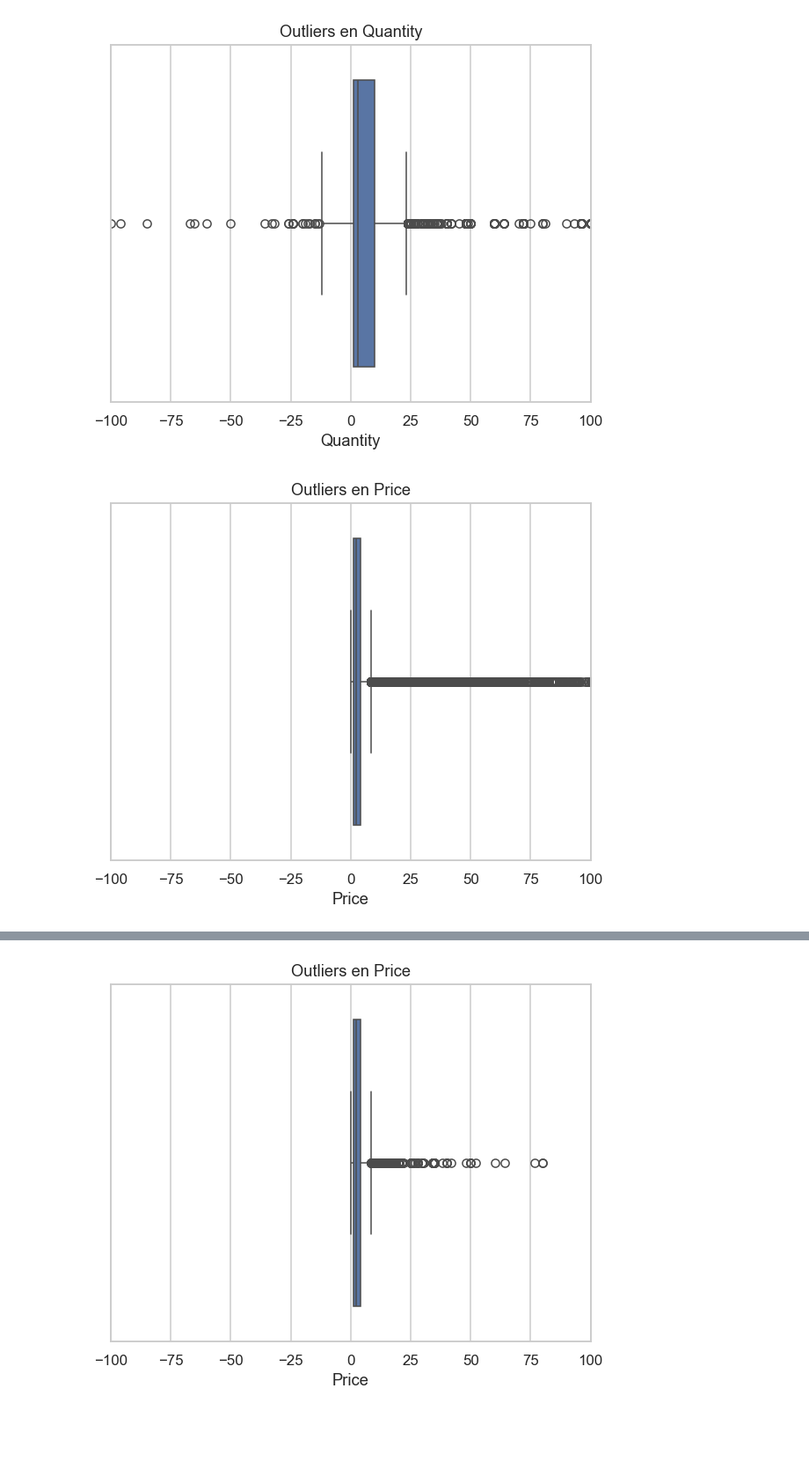
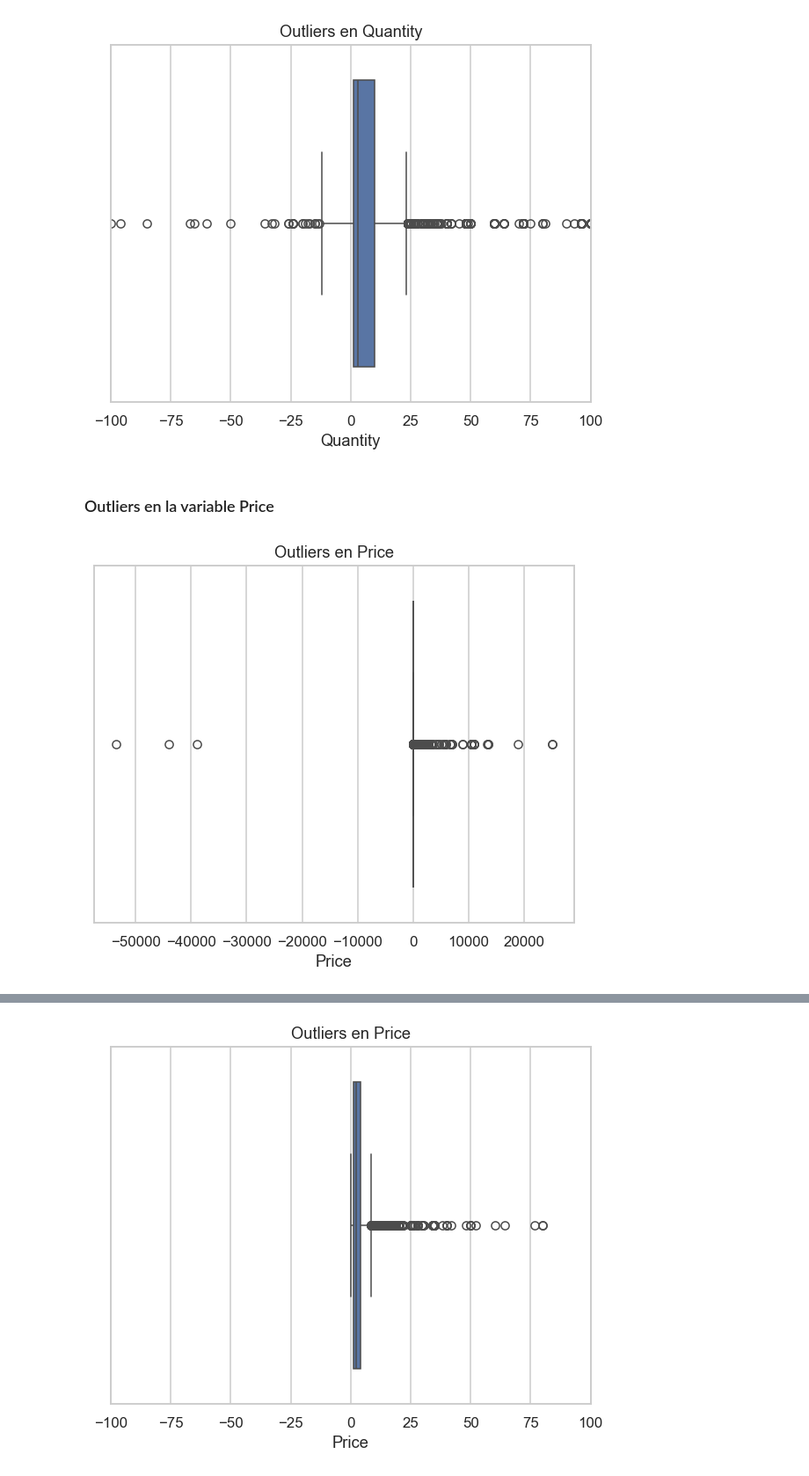
Before and after one commit to DaLeedev/CLTV_PROJECT, a Jupyter notebook: notebooks/01_Exploracion Inicial.ipynb, the cells around one changed output, grey strips where cells are left out. Shown at 88% size. Cells and saved outputs as stored; diff of their text form; code cells hidden in the pictures; blank space fills up the shorter version.

Commit message:
Se agrega comentario de outliers de price

```diff
--- a/notebooks/01_Exploracion Inicial.ipynb
+++ b/notebooks/01_Exploracion Inicial.ipynb
@@ -166,10 +166,11 @@ plt.xlim(-100, 100)
 plt.show()
 # %% [output]
 [figure]
+# %% [markdown]
+### Outliers en la variable Price
 # %%
 plt.title('Outliers en Price')
 sns.boxplot(x=df['Price'])
-plt.xlim(-100, 100)
 plt.show()
 # %% [output]
-[figure, old version]
+[figure, new version]
```
Also changed, not shown: parts of 1 cell of this notebook.
